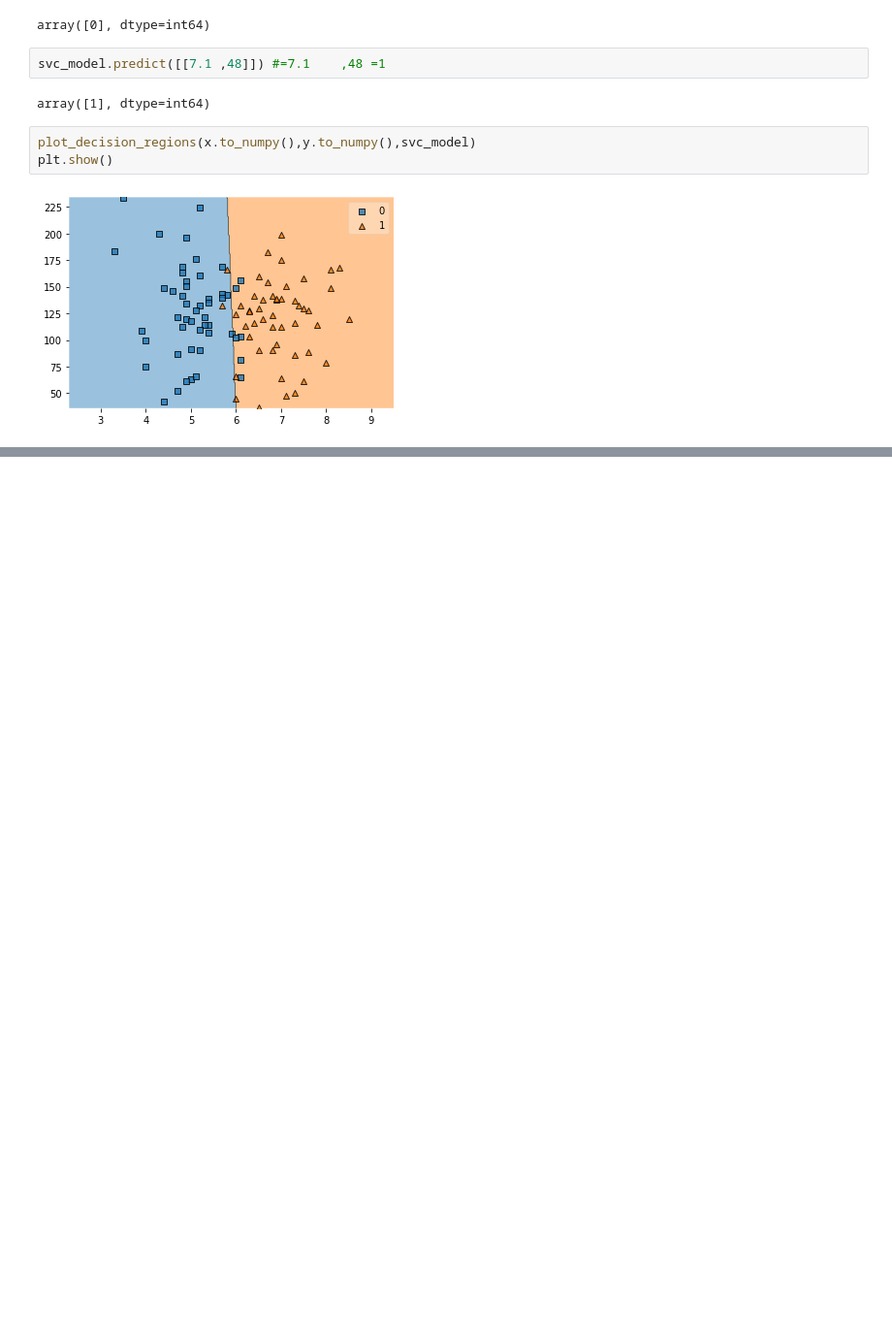
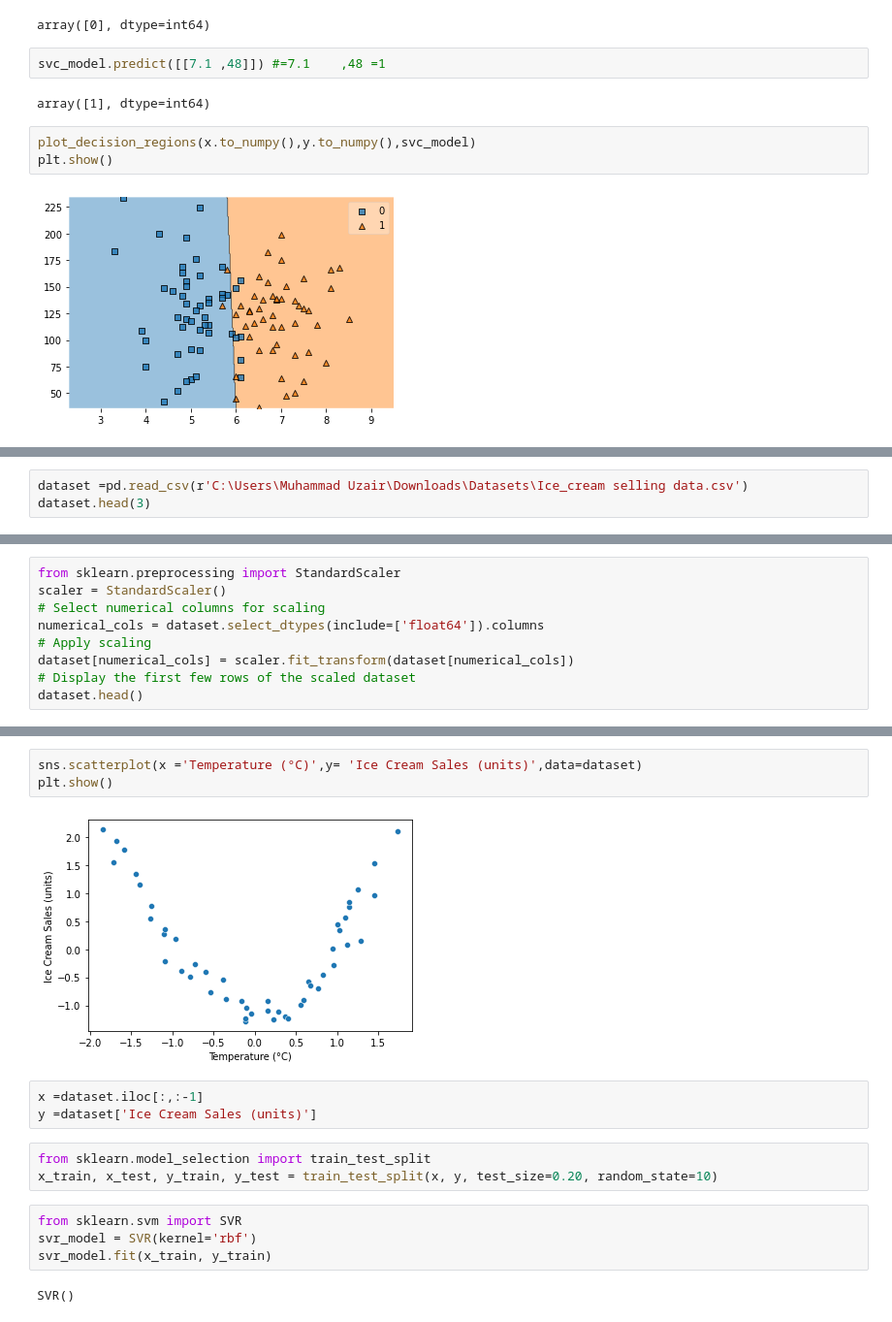
Before and after one commit to MuhammadUzair0786/Non-Linear-Machine-Learning-Model-Building, a Jupyter notebook: Support_Vector_Machine.ipynb, the cells around one changed output, grey strips where cells are left out. Shown: that part at 97% size. Cells and saved outputs as stored; diff of their text form; blank space fills up the shorter version.

```diff
--- a/Support_Vector_Machine.ipynb
+++ b/Support_Vector_Machine.ipynb
@@ -62,0 +69,3 @@ plt.show()
+# %%
+dataset =pd.read_csv(r'C:\Users\Muhammad Uzair\Downloads\Datasets\Ice_cream selling data.csv')
+dataset.head(3)
@@ -62,0 +95,9 @@ plt.show()
+# %%
+from sklearn.preprocessing import StandardScaler
+scaler = StandardScaler()
+# Select numerical columns for scaling
+numerical_cols = dataset.select_dtypes(include=['float64']).columns
+# Apply scaling
+dataset[numerical_cols] = scaler.fit_transform(dataset[numerical_cols])
+# Display the first few rows of the scaled dataset
+dataset.head()
@@ -62,0 +111,17 @@ plt.show()
+# %%
+sns.scatterplot(x ='Temperature (°C)',y= 'Ice Cream Sales (units)',data=dataset)
+plt.show()
+# %% [output]
+[figure, added]
+# %%
+x =dataset.iloc[:,:-1]
+y =dataset['Ice Cream Sales (units)']
+# %%
+from sklearn.model_selection import train_test_split
+x_train, x_test, y_train, y_test = train_test_split(x, y, test_size=0.20, random_state=10)
+# %%
+from sklearn.svm import SVR
+svr_model = SVR(kernel='rbf')
+svr_model.fit(x_train, y_train)
+# %% [output]
+SVR()
```
Also changed, not shown: parts of 9 cells of this notebook.
